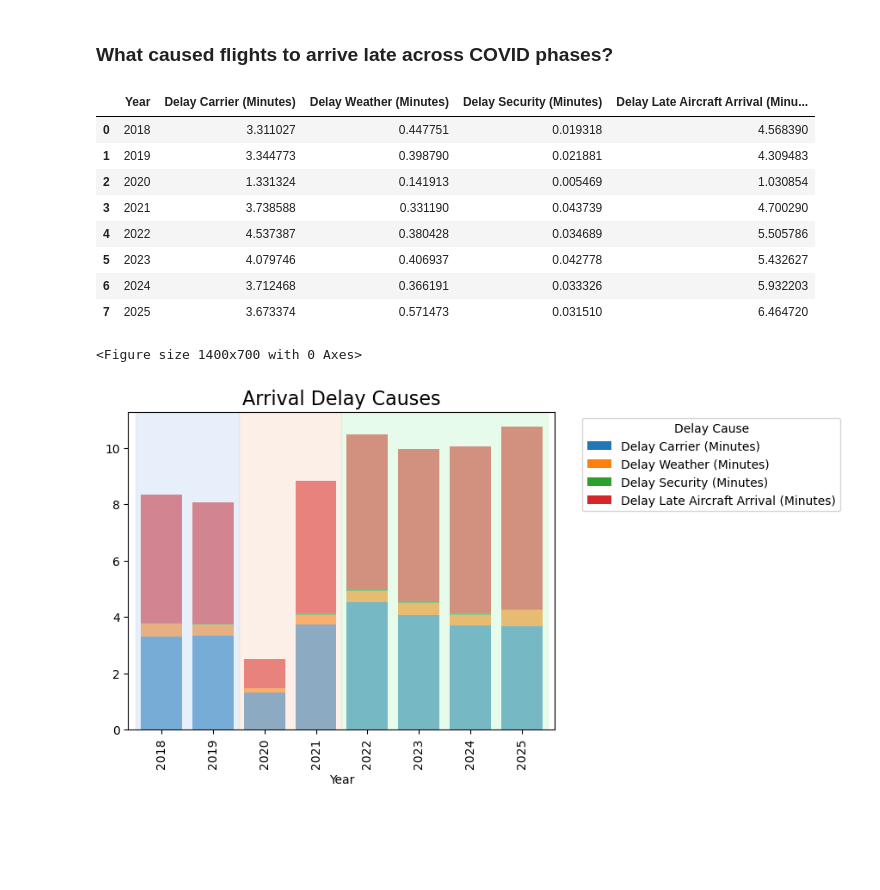
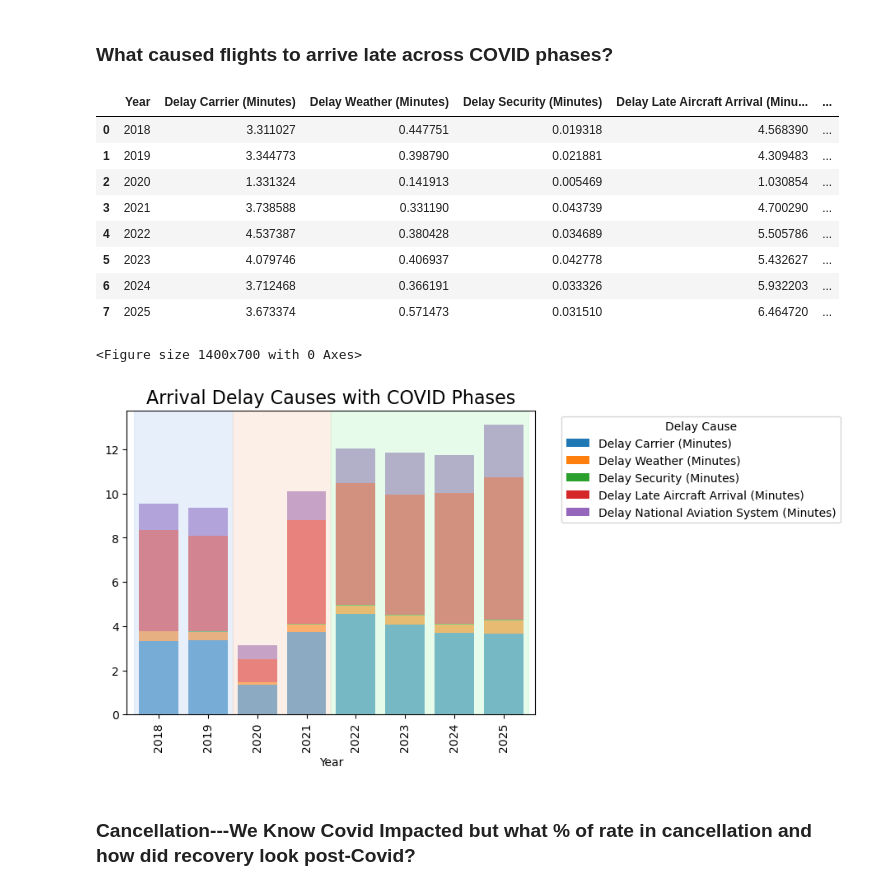
Before and after one commit to shrutivir/BNA-flight-delay-covid_impact, a Jupyter notebook: Notebook/BNA_Airport_Delay.ipynb, the cells around one changed output. Saved outputs shown, nothing was run; the diff lists cells and outputs as text; code cells hidden in the pictures; blank space fills up the shorter version.

```diff
--- a/Notebook/BNA_Airport_Delay.ipynb
+++ b/Notebook/BNA_Airport_Delay.ipynb
@@ -354,15 +345,6 @@ arrivals['Flight Date'] = pd.to_datetime(arrivals['Flight Date'])
 arrivals['Month'] = arrivals['Flight Date'].dt.to_period('M').dt.to_timestamp()
 # %%
 arrivals['Year'] = arrivals['Flight Date'].dt.year
-# %%
-##Created covid Phase column
-def covid_phase(date):
-    if date < pd.Timestamp('2020-01-01'):
-        return 'Pre-COVID'
-    elif date <= pd.Timestamp('2021-12-31'):
-        return 'During-COVID'
-    else:
-        return 'Post-COVID'
 # %%
 arrivals['COVID_Phase'] = arrivals['Flight Date'].apply(covid_phase)
 # %%
@@ -446,16 +428,16 @@ plt.savefig('BNA_arr_delay_chart.png', dpi=300)
 # %% [markdown]
 ### What caused flights to arrive late across COVID phases?
 # %%
-arr_delay_causes=(arrivals.groupby('Year',as_index=False).agg({'Delay Carrier (Minutes)':'mean','Delay Weather (Minutes)':'mean','Delay Security (Minutes)':'mean','Delay Late Aircraft Arrival (Minutes)':'mean'}))
+arr_delay_causes=(arrivals.groupby('Year',as_index=False).agg({'Delay Carrier (Minutes)':'mean','Delay Weather (Minutes)':'mean','Delay Security (Minutes)':'mean','Delay Late Aircraft Arrival (Minutes)':'mean','Delay National Aviation System (Minutes)':'mean'}))
 # %%
 arr_delay_causes
 # %% [output]
-|  | Year | Delay Carrier (Minutes) | Delay Weather (Minutes) | Delay Security (Minutes) | Delay Late Aircraft Arrival (Minu... |
-| 0 | 2018 | 3.311027 | 0.447751 | 0.019318 | 4.568390 |
-| 1 | 2019 | 3.344773 | 0.398790 | 0.021881 | 4.309483 |
-| 2 | 2020 | 1.331324 | 0.141913 | 0.005469 | 1.030854 |
-| 3 | 2021 | 3.738588 | 0.331190 | 0.043739 | 4.700290 |
-| 4 | 2022 | 4.537387 | 0.380428 | 0.034689 | 5.505786 |
-| 5 | 2023 | 4.079746 | 0.406937 | 0.042778 | 5.432627 |
-| 6 | 2024 | 3.712468 | 0.366191 | 0.033326 | 5.932203 |
-| 7 | 2025 | 3.673374 | 0.571473 | 0.031510 | 6.464720 |
+|  | Year | Delay Carrier (Minutes) | Delay Weather (Minutes) | Delay Security (Minutes) | Delay Late Aircraft Arrival (Minu... | ... |
+| 0 | 2018 | 3.311027 | 0.447751 | 0.019318 | 4.568390 | ... |
+| 1 | 2019 | 3.344773 | 0.398790 | 0.021881 | 4.309483 | ... |
+| 2 | 2020 | 1.331324 | 0.141913 | 0.005469 | 1.030854 | ... |
+| 3 | 2021 | 3.738588 | 0.331190 | 0.043739 | 4.700290 | ... |
+| 4 | 2022 | 4.537387 | 0.380428 | 0.034689 | 5.505786 | ... |
+| 5 | 2023 | 4.079746 | 0.406937 | 0.042778 | 5.432627 | ... |
+| 6 | 2024 | 3.712468 | 0.366191 | 0.033326 | 5.932203 | ... |
+| 7 | 2025 | 3.673374 | 0.571473 | 0.031510 | 6.464720 | ... |
@@ -464,12 +446,14 @@ arr_delay_causes = arr_delay_causes.set_index('Year').sort_index()
 # %%
 plt.figure(figsize=(14,7))
 arr_delay_causes.plot(kind='bar',stacked=True,width=0.8)
 plt.axvspan(-0.5, arr_delay_causes.index.get_loc(2020)-0.5,color='#d0e1f9', alpha=0.50)
 plt.axvspan(arr_delay_causes.index.get_loc(2020)-0.5,arr_delay_causes.index.get_loc(2021)+0.5,color='#f9e0d0', alpha=0.50)
 plt.axvspan(arr_delay_causes.index.get_loc(2022)-0.5,len(arr_delay_causes)-0.5,color='#d0f9d6', alpha=0.50)
-plt.title('Arrival Delay Causes', fontsize=16)
+plt.title('Arrival Delay Causes with COVID Phases', fontsize=16)
 plt.legend(title='Delay Cause',bbox_to_anchor=(1.05, 1),loc='upper left')
-plt.savefig('Arr_delay_causes.png', dpi=300)
+plt.savefig('Dep_delay_causes.png', dpi=300)
 # %% [output]
 <Figure size 1400x700 with 0 Axes>
-[figure, old version]
+[figure, new version]
+# %% [markdown]
+### Cancellation---We Know Covid Impacted but what % of rate in cancellation and how did recovery look post-Covid?
```
Also changed, not shown: parts of 43 cells of this notebook, 10 other files.
